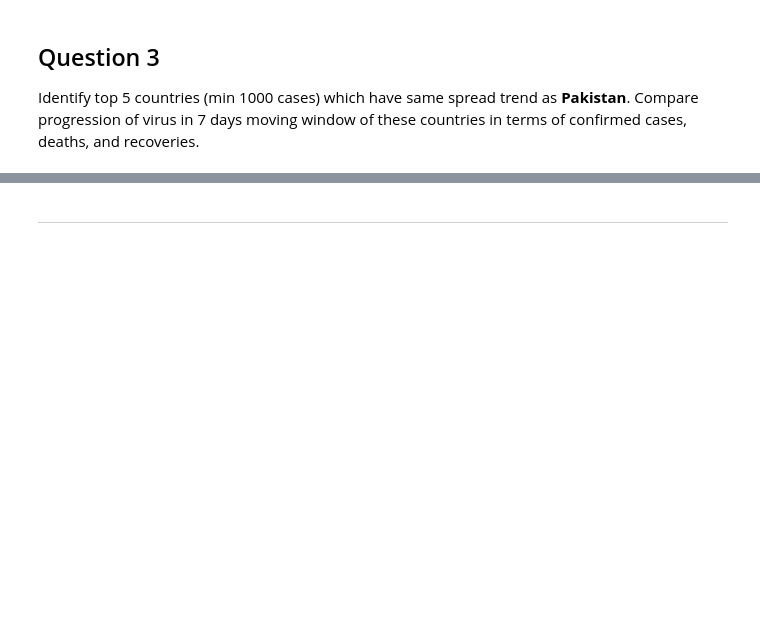
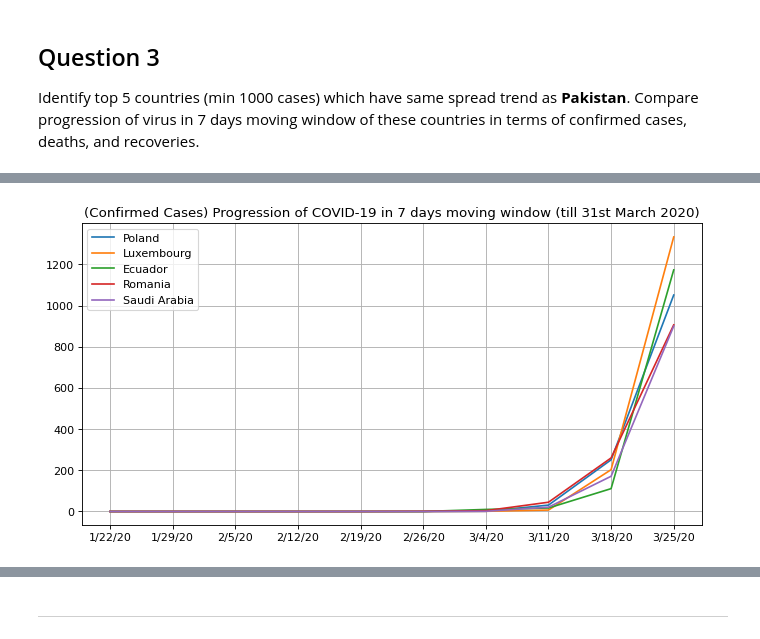
Before and after one commit to SamiAlavi/COVID-19-Predictive-Model, a Jupyter notebook: Assignment_02.ipynb, the cells around one changed output, grey strips where cells are left out. Drawn from its saved outputs; the diff is of its cells as text; code cells hidden in the pictures; blank space fills up the shorter version.

```diff
--- a/Assignment_02.ipynb
+++ b/Assignment_02.ipynb
@@ -674,0 +681,32 @@ plottrend(cols, minthousand, allcountries, topfive)
+# %%
+def nmovingwindow(countries,n,columns):
+  for i in countries:
+    cols = list()
+    nwindow = list()
+    for j in range(len(i[1])):
+      if j%n==0:
+        nwindow.append(i[1][j])
+        cols.append(columns[j])
+    i[1] = nwindow
+  return np.array(countries), cols
+
+def plotprogress(countries, cols, case):
+  plt.figure(num=None, figsize=(10, 5), dpi=80, facecolor='w', edgecolor='k')
+  for i in range(len(countries)):
+    plt.plot(cols,countries[:,1][i], label=countries[:,0][i])
+  #plt.yscale('log')
+  plt.grid(True)
+  plt.legend()
+  plt.title(f'({case} Cases) Progression of COVID-19 in 7 days moving window (till 31st March 2020)')
+  plt.show()
+# %%
+stwodf = pd.read_csv('time_series_covid19_confirmed_global.csv')
+stwodf = stwodf.iloc[:,:14+29+31] #get first n columns till 31st March
+cols = stwodf.columns[4:]
+allcountries = stwodf['Country/Region'].values
+
+cnt = countrywise(stwodf, allcountries, topfive[1:])
+countries, cols = nmovingwindow(cnt, 7, cols)
+plotprogress(countries, cols, 'Confirmed')
+# %% [output]
+[figure, added]
```
Also changed, not shown: parts of 15 cells of this notebook.
